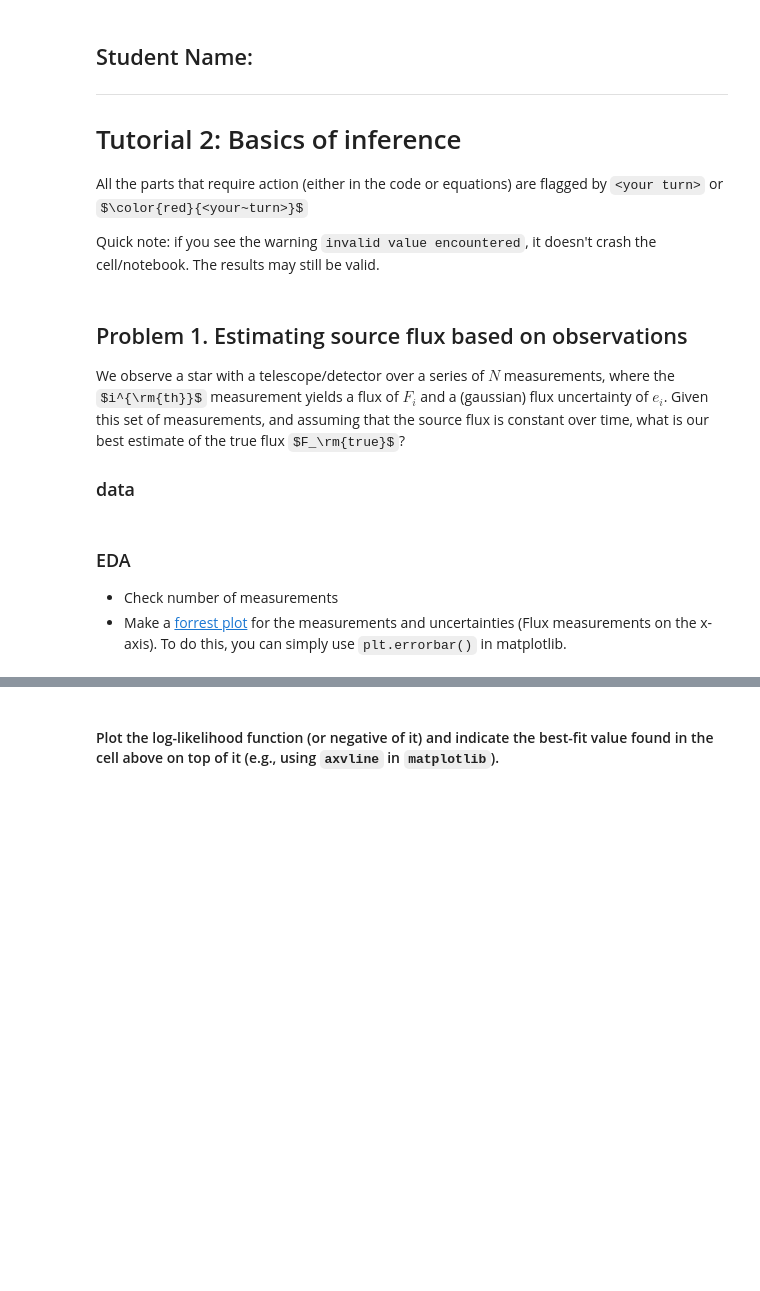
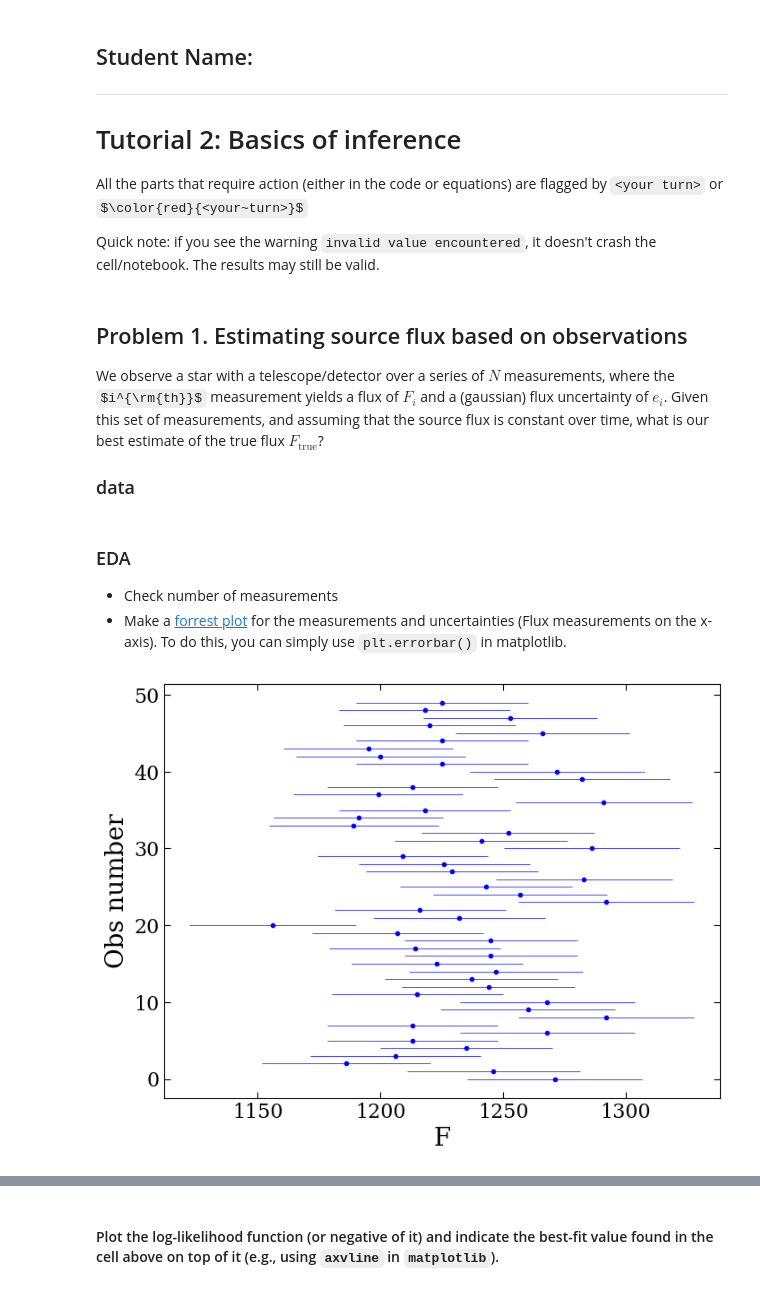
Before and after one commit to bersavosh/P4003, a Jupyter notebook: Tutorials/Tutorial2_answers-partial.ipynb, the cells around one changed output, grey strips where cells are left out. Saved outputs shown, nothing was run; the diff lists cells and outputs as text; code cells hidden in the pictures; some formulas as TeX source; blank space fills up the shorter version.

```diff
--- a/Tutorials/Tutorial2_answers-partial.ipynb
+++ b/Tutorials/Tutorial2_answers-partial.ipynb
@@ -30,7 +30,7 @@ colorset = ['#000000','#00270C','#00443C','#005083',
 # %% [markdown]
 ## Problem 1. Estimating source flux based on observations
 
-We observe a star with a telescope/detector over a series of $N$ measurements, where the $i^{\rm{th}}$ measurement yields a flux of $F_i$ and a (gaussian) flux uncertainty of $e_i$. Given this set of measurements, and assuming that the source flux is constant over time, what is our best estimate of the true flux $F_\rm{true}$?
+We observe a star with a telescope/detector over a series of $N$ measurements, where the $i^{\rm{th}}$ measurement yields a flux of $F_i$ and a (gaussian) flux uncertainty of $e_i$. Given this set of measurements, and assuming that the source flux is constant over time, what is our best estimate of the true flux $F_\textrm{true}$?
 
 ### data
 # %%
@@ -44,18 +44,21 @@ e = np.loadtxt('https://raw.githubusercontent.com/bersavosh/P4003/main/Tutorials
 # %%
 # <your turn>
 
 fig = plt.figure(figsize=(8,6))
 ax = fig.add_subplot(1,1,1)
 # <your turn>
 
+ax.errorbar(x=F,xerr=e,y=range(len(F)),fmt='.b',elinewidth=0.5)
 
 # Plot cosmetics
 ax.set_xlabel('F',fontsize=20)
 ax.set_ylabel('Obs number', fontsize=20)
 ax.tick_params(axis='both', which='major', labelsize=16)
 ax.tick_params(axis='both', which='major', length=5)
 ax.tick_params(axis='both', which='minor', length=2.5)
 ax.tick_params(axis='both', which='both',direction='in',right=True,top=True)
+# %% [output]
+[figure, added]
 # %% [markdown]
 ### Model and parametrization:
 The assumptions are straight-forward and the model is trivial: source is not variable, and the connection between what we measure and what we aim to estimate is clear:
```
Also changed, not shown: parts of 7 cells of this notebook, 2 other files.
